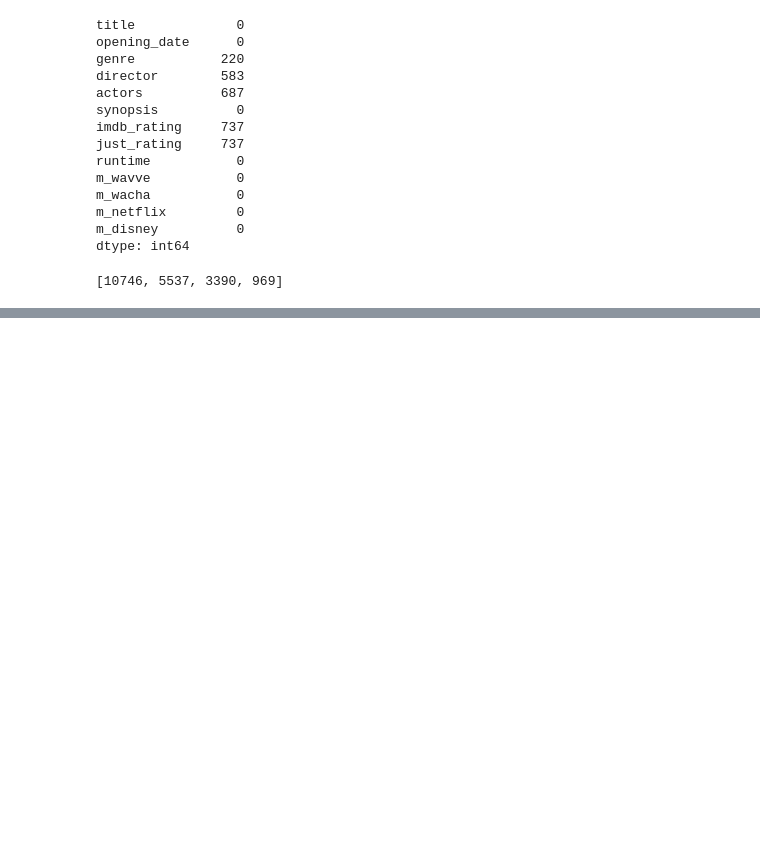
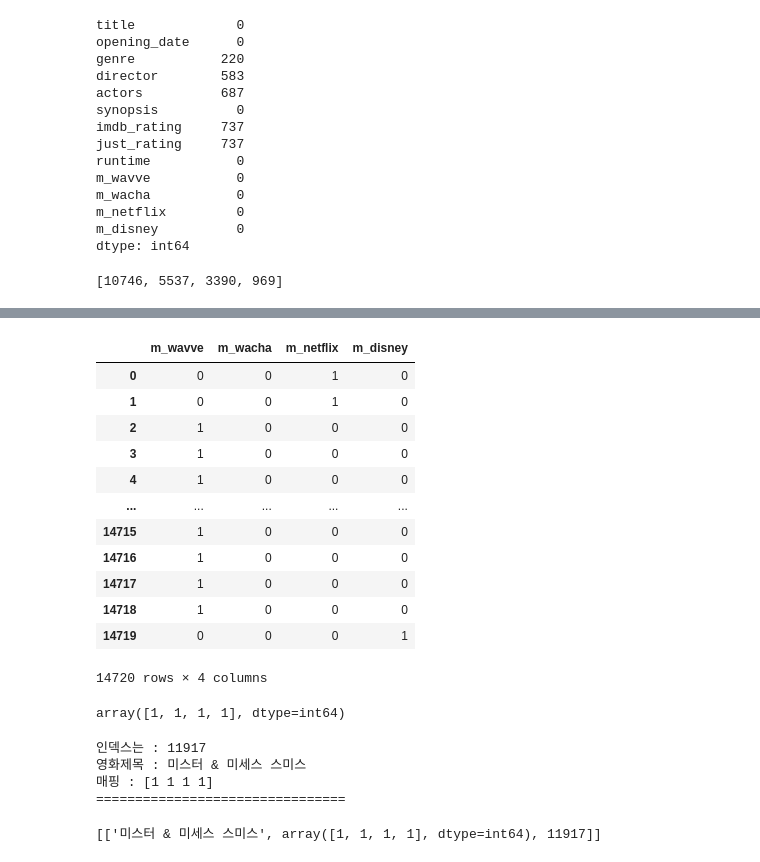
Before and after one commit to 0jipy/project_JI, a Jupyter notebook: 0.Model/데이터전처리0329.ipynb, the cells around one changed output, grey strips where cells are left out. Cells and saved outputs as stored; diff of their text form; code cells hidden in the pictures; blank space fills up the shorter version.

```diff
--- a/0.Model/데이터전처리0329.ipynb
+++ b/0.Model/데이터전처리0329.ipynb
@@ -479,0 +508,42 @@ list(map(len, [temp1, temp2, temp3, temp4]))
+# %%
+sum(count_dt.loc[:])
+# %% [output]
+|  | m_wavve | m_wacha | m_netflix | m_disney |
+| 0 | 0 | 0 | 1 | 0 |
+| 1 | 0 | 0 | 1 | 0 |
+| 2 | 1 | 0 | 0 | 0 |
+| 3 | 1 | 0 | 0 | 0 |
+| 4 | 1 | 0 | 0 | 0 |
+| ... | ... | ... | ... | ... |
+| 14715 | 1 | 0 | 0 | 0 |
+| 14716 | 1 | 0 | 0 | 0 |
+| 14717 | 1 | 0 | 0 | 0 |
+| 14718 | 1 | 0 | 0 | 0 |
+| 14719 | 0 | 0 | 0 | 1 |
+14720 rows × 4 columns
+# %%
+count_dt.values[11917]
+# %% [output]
+array([1, 1, 1, 1], dtype=int64)
+# %%
+ott4_title = []
+idx = range(len(count_dt))
+for i in idx:
+    # print(i)
+    if (sum(count_dt.loc[i]) == 4):
+        print(f"인덱스는 : {i}")
+        print(f"영화제목 : {df.title[i]}")
+        print(f"매핑 : {count_dt.values[i]}")
+        ott4_title.append([ df.title[i],count_dt.values[i], i])
+    # (sum(count_dt[col_li][i]) == 4)
+
+print("================================")
+# %% [output]
+인덱스는 : 11917
+영화제목 : 미스터 & 미세스 스미스
+매핑 : [1 1 1 1]
+================================
+# %%
+ott4_title
+# %% [output]
+[['미스터 & 미세스 스미스', array([1, 1, 1, 1], dtype=int64), 11917]]
```
Also changed, not shown: parts of 13 cells of this notebook, 41 other files.
